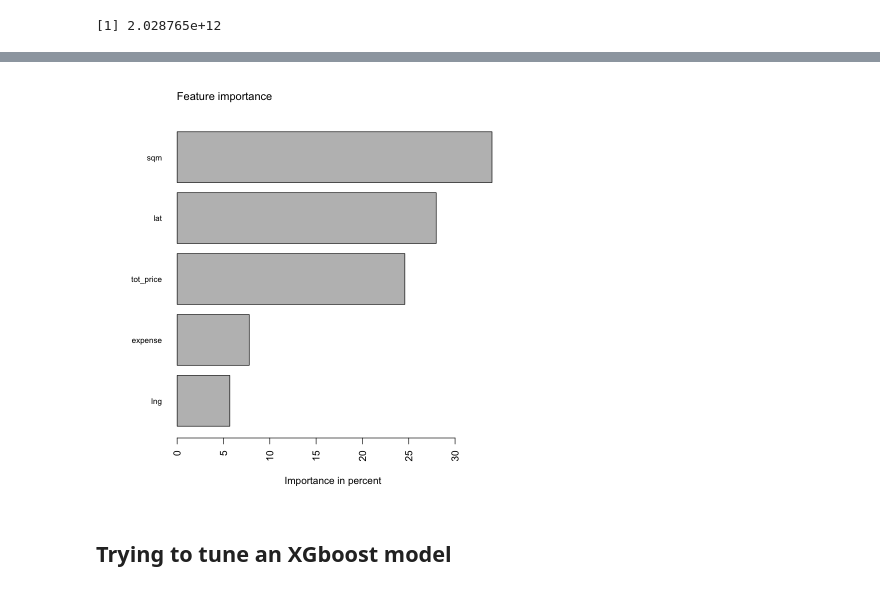
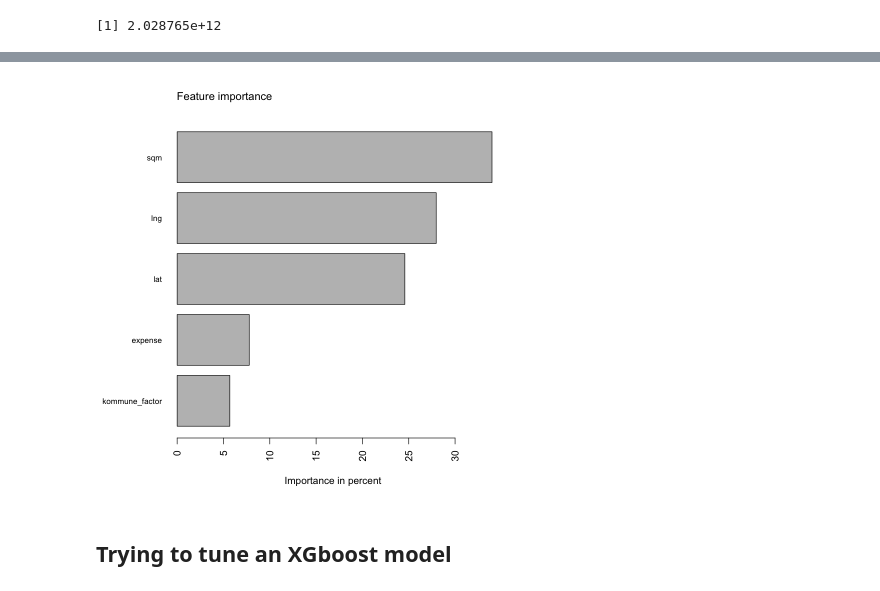
Before and after one commit to GunGro/MA8701, a Jupyter notebook: project3_ipynb/04_xgb_model.ipynb, the cells around one changed output, grey strips where cells are left out. Drawn from its saved outputs; the diff is of its cells as text; code cells hidden in the pictures.

```diff
--- a/project3_ipynb/04_xgb_model.ipynb
+++ b/project3_ipynb/04_xgb_model.ipynb
@@ -207,5 +187,5 @@ mse
 # %% [output]
 [1] 2.028765e+12
 # %%
-gbt.importance(colnames(train), model)
+gbt.importance(colnames(X), model)
 # %% [output]
@@ -214,4 +194,4 @@ gbt.importance(colnames(train), model)
-[figure, old version]
+[figure, new version]
 # %% [markdown]
 ## Trying to tune an XGboost model
 # %%
```
Also changed, not shown: parts of 2 cells of this notebook, 2 other files.
